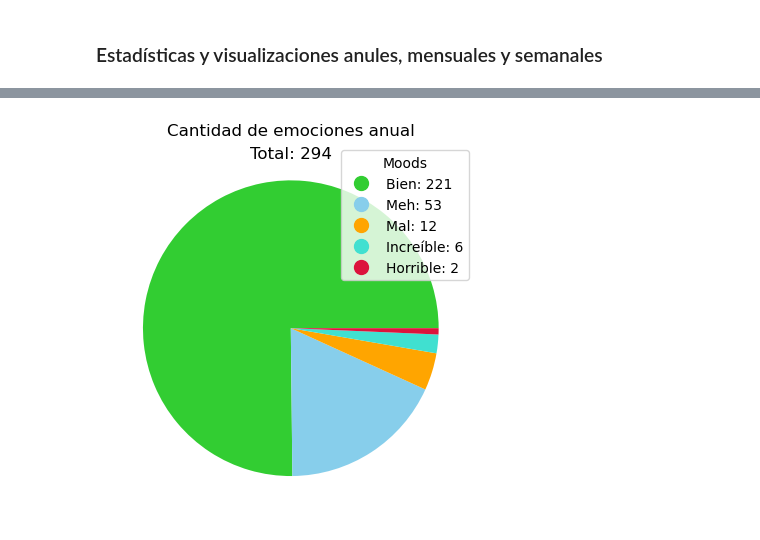
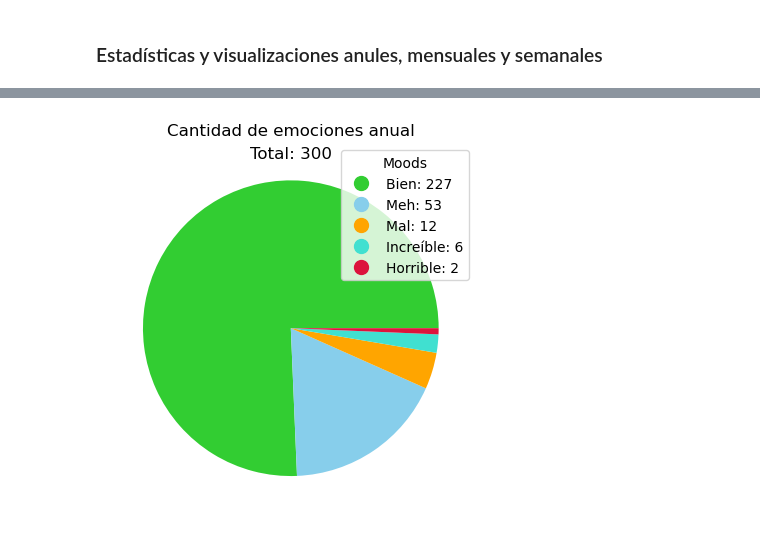
Before and after one commit to IsaiJesus/Feelings, a Jupyter notebook: Feelings analysis.ipynb, the cells around one changed output, grey strips where cells are left out. Cells and saved outputs as stored; diff of their text form; code cells hidden in the pictures.

```diff
--- a/Feelings analysis.ipynb
+++ b/Feelings analysis.ipynb
@@ -7,7 +7,7 @@ import matplotlib.pyplot as plt
 import seaborn as sns
 # %%
 df1 = pd.read_csv('./csv_files/ene1_jun25.csv')
-df2 = pd.read_csv('./csv_files/ago10_dic25.csv')
+df2 = pd.read_csv('./csv_files/ago10_dic31.csv')
 # %%
 df1.head()
 # %% [output]
@@ -153,24 +154,24 @@ plt.show()
 # %%
-suma_moods = df['mood'].value_counts()
-moods = suma_moods.index
+sum_moods = df['mood'].value_counts()
+moods = sum_moods.index
 
 colors = [mood_data[mood] for mood in moods]
 
 plt.pie(
-    suma_moods,
+    sum_moods,
     labels=moods,
     colors=colors,
     textprops=dict(color="w")
 )
 
 handles = [plt.Line2D([0], [0], marker='o', color=color, markersize=10, linestyle='')
            for color in colors]
-labels = [f"{mood}: {suma_moods[mood]}" for mood in moods]
+labels = [f"{mood}: {sum_moods[mood]}" for mood in moods]
 plt.legend(handles, labels, title="Moods", loc='upper right')
 
 plt.title("Cantidad de emociones anual")
 plt.text(0, 1.15, f'Total: {df.shape[0]}', ha='center', fontsize=12)
 
 plt.show()
 # %% [output]
-[figure, old version]
+[figure, new version]
```
Also changed, not shown: parts of 21 cells of this notebook, 3 other files.
